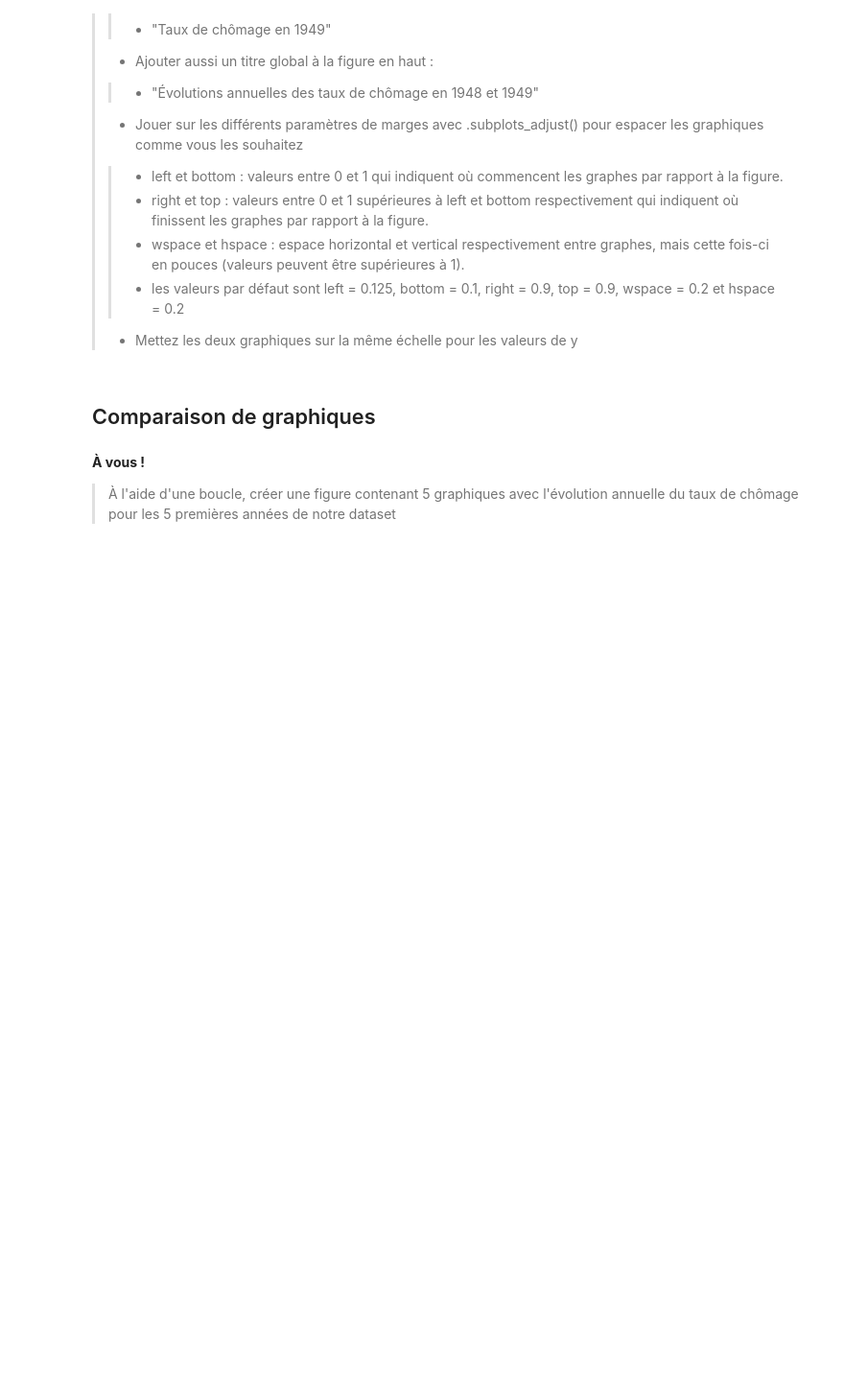
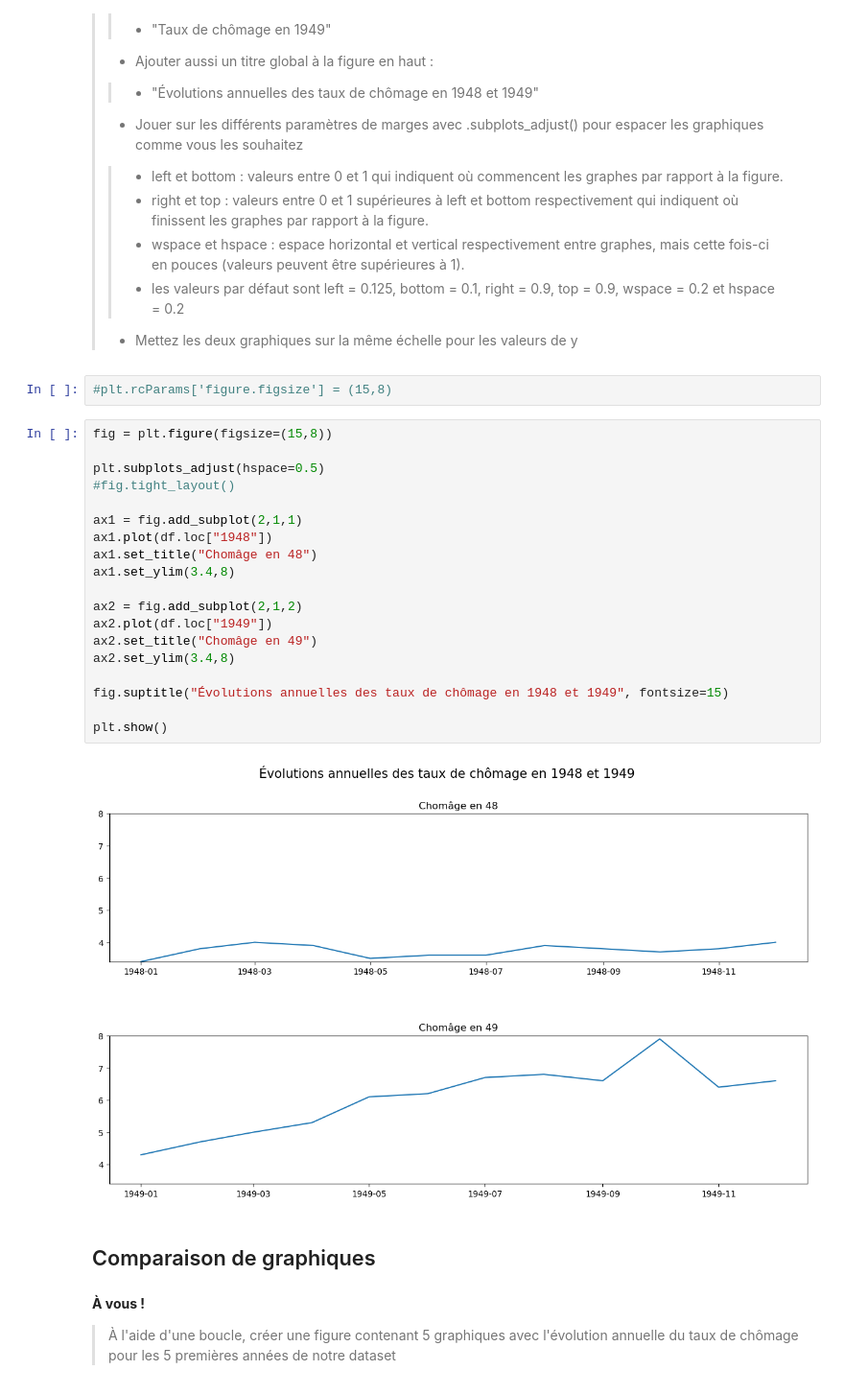
Before and after one commit to louiskuhn/IA-P3-Euskadi, a Jupyter notebook: Ressources/Python/2. Visualisation graphique/1. VisualisationGraphique_courbes.ipynb, the cells around one changed output. Shown at 96% size. Saved outputs shown, nothing was run; the diff lists cells and outputs as text; blank space fills up the shorter version.

```diff
--- a/Ressources/Python/2. Visualisation graphique/1. VisualisationGraphique_courbes.ipynb
+++ b/Ressources/Python/2. Visualisation graphique/1. VisualisationGraphique_courbes.ipynb
@@ -281,6 +293,29 @@ __À vous !__
 >>- wspace et hspace : espace horizontal et vertical respectivement entre graphes, mais cette fois-ci en pouces (valeurs peuvent être supérieures à 1).
 >>- les valeurs par défaut sont left = 0.125, bottom = 0.1, right = 0.9, top = 0.9, wspace = 0.2 et hspace = 0.2
 >- Mettez les deux graphiques sur la même échelle pour les valeurs de y
+# %%
+#plt.rcParams['figure.figsize'] = (15,8)
+# %%
+fig = plt.figure(figsize=(15,8))
+
+plt.subplots_adjust(hspace=0.5)
+#fig.tight_layout()
+
+ax1 = fig.add_subplot(2,1,1)
+ax1.plot(df.loc["1948"])
+ax1.set_title("Chomâge en 48")
+ax1.set_ylim(3.4,8)
+
+ax2 = fig.add_subplot(2,1,2)
+ax2.plot(df.loc["1949"])
+ax2.set_title("Chomâge en 49")
+ax2.set_ylim(3.4,8)
+
+fig.suptitle("Évolutions annuelles des taux de chômage en 1948 et 1949", fontsize=15)
+
+plt.show()
+# %% [output]
+[figure, added]
 # %% [markdown]
 ## Comparaison de graphiques
 # %% [markdown]
```
Also changed, not shown: parts of 14 cells of this notebook, 1 other file.
